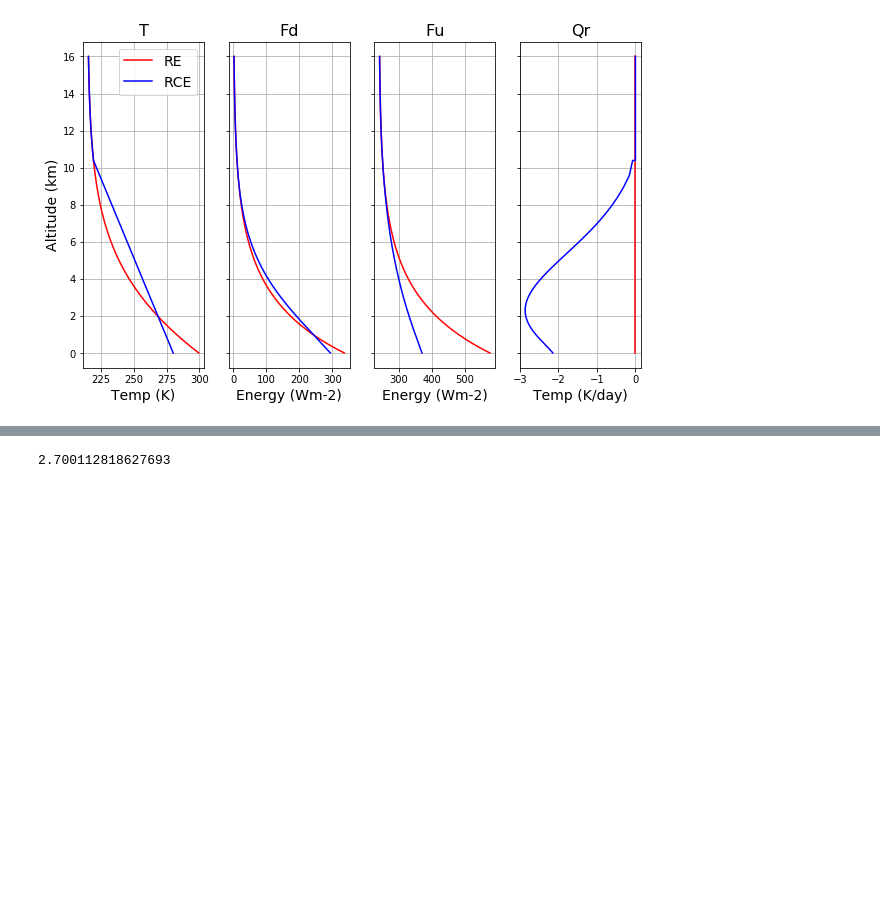
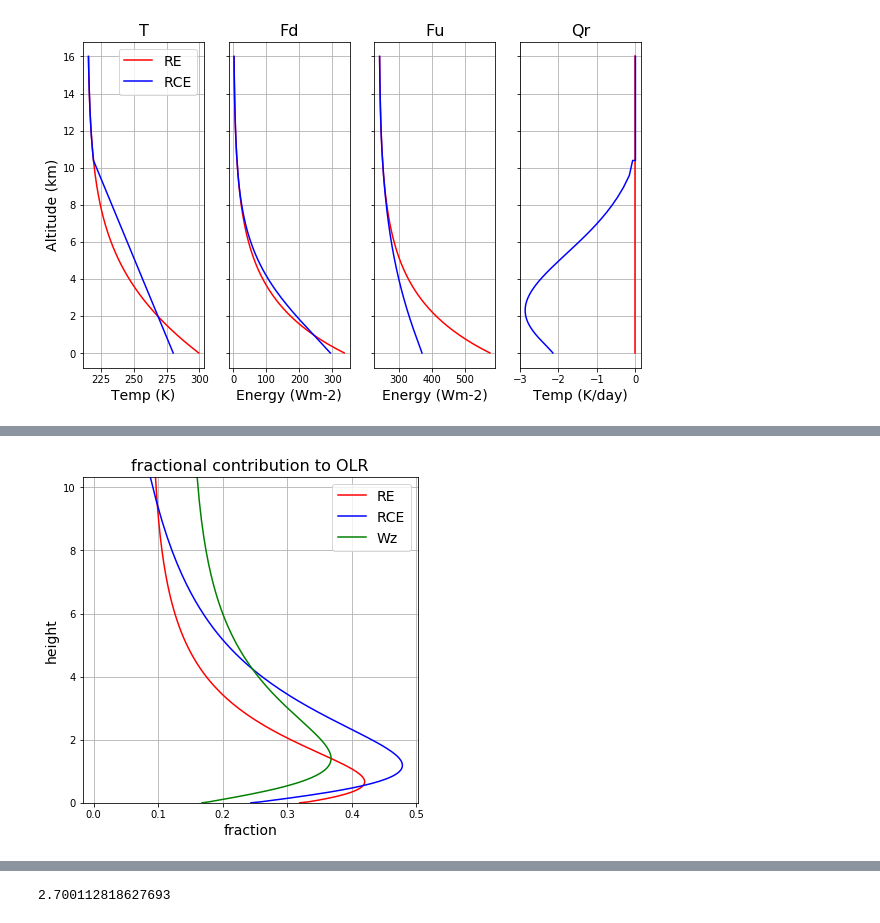
Before and after one commit to amv10070/ClimateDynamics, a Jupyter notebook: varuolo-clarke_assignment3_032619.ipynb, the cells around one changed output, grey strips where cells are left out. Drawn from its saved outputs; the diff is of its cells as text; code cells hidden in the pictures; blank space fills up the shorter version.

```diff
--- a/varuolo-clarke_assignment3_032619.ipynb
+++ b/varuolo-clarke_assignment3_032619.ipynb
@@ -360,0 +411,14 @@ For the radiative
+# %%
+fig, ax = plt.subplots(figsize = (6,6))
+
+ax.plot(f_OLR_RE, RCE_zs/1000, 'r', f_OLR_RCE, RCE_zs/1000, 'b', Wz*h, RCE_zs/1000, 'g')
+#plt.plot(T_surf, tao_values)
+ax.set_title('fractional contribution to OLR', fontsize = 16)
+ax.set_xlabel('fraction', fontsize = 14)
+ax.set_ylabel('height', fontsize = 14);
+ax.grid()
+#plt.axhline(y = 10.3384, color = 'k', linewidth = 1.5, linestyle = '--')
+ax.set_ylim(0, 10.3384);
+ax.legend(['RE', 'RCE', 'Wz'], fontsize = 14);
+# %% [output]
+[figure, added]
```
Also changed, not shown: parts of 40 cells of this notebook.
